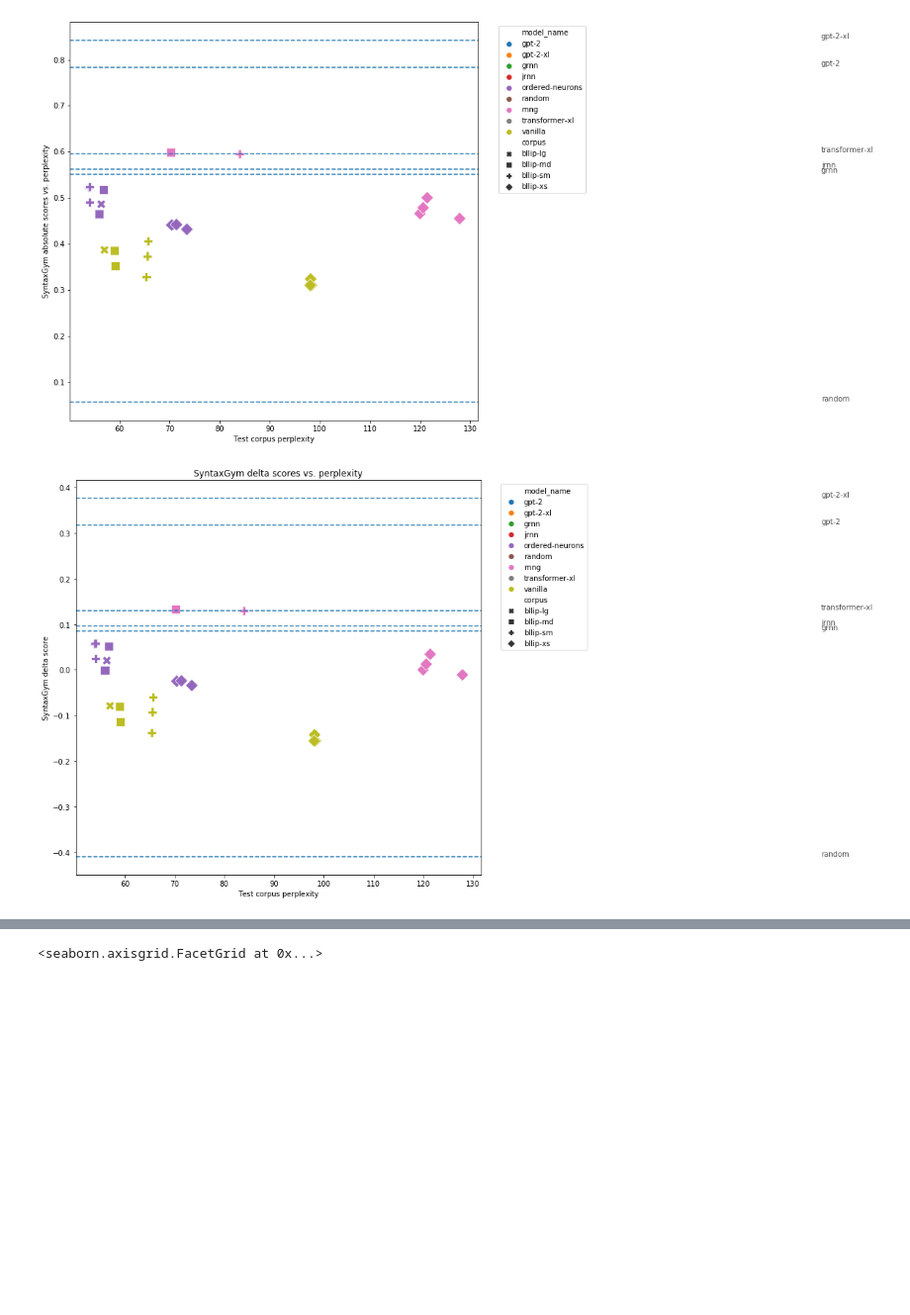
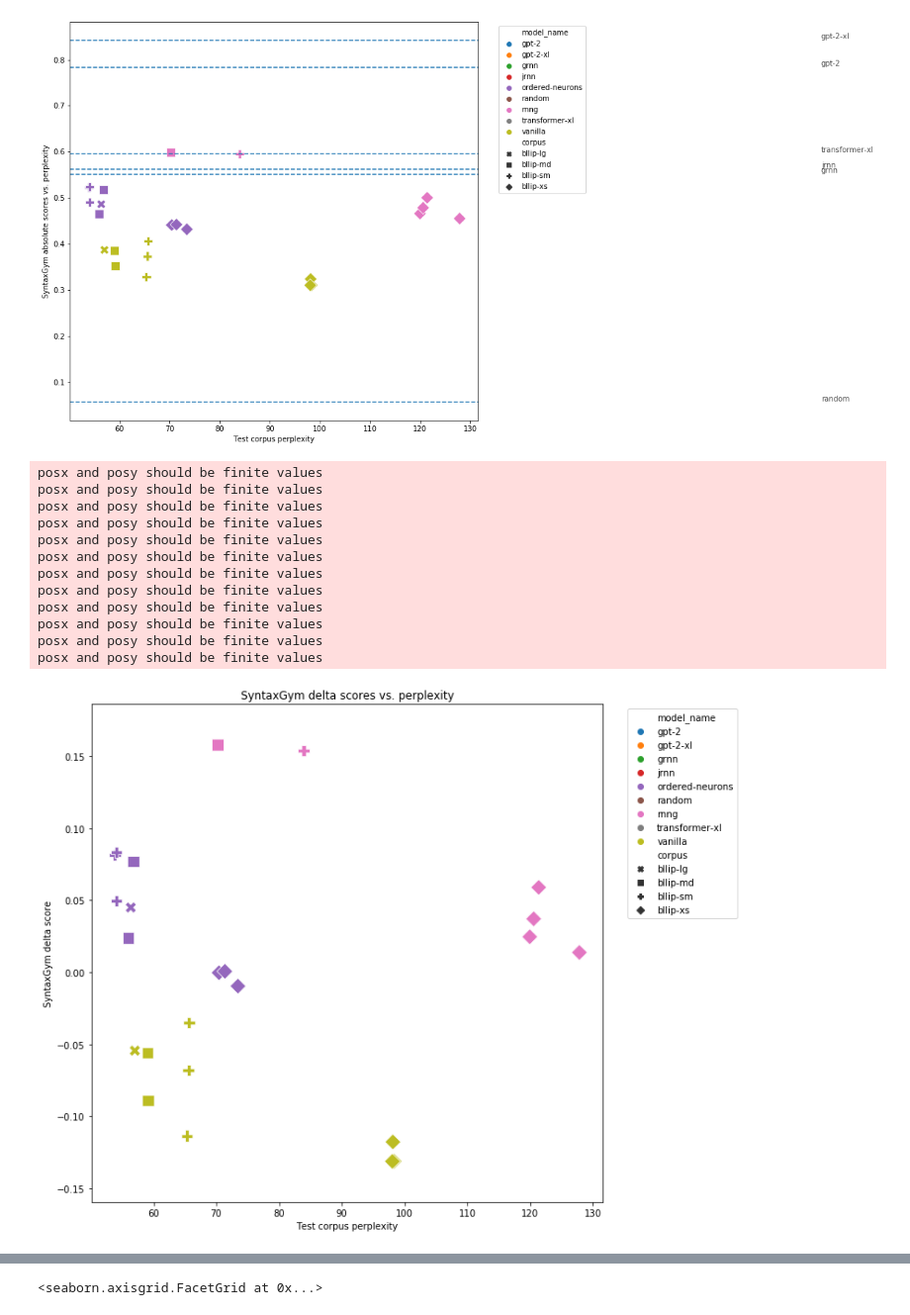
Before and after one commit to cpllab/syntactic-generalization, a Jupyter notebook: notebooks/main.ipynb, the cells around one changed output, grey strips where cells are left out. Shown at 99% size. Cells and saved outputs as stored; diff of their text form; code cells hidden in the pictures; blank space fills up the shorter version.

Commit message:
only compute SG delta using controlled model results

```diff
--- a/notebooks/main.ipynb
+++ b/notebooks/main.ipynb
@@ -39,6 +39,9 @@ exclude_models = ["1gram", "ngram", "ngram-no-rand"]
 # %%
 ngram_models = ["1gram", "ngram", "ngram-single"]
 baseline_models = ngram_models + ["random"]
+
+# Models for which we designed a controlled training regime
+controlled_models = ["ordered-neurons", "vanilla", "rnng"]
 # %% [markdown]
 ### Load
 # %%
@@ -170,7 +173,14 @@ circuit_order = sorted([c for c in results_df.circuit.dropna().unique()])
 suites_df = results_df.groupby(["model_name", "corpus", "seed", "suite"]).correct.mean().reset_index()
 suites_df["tag"] = suites_df.suite.transform(lambda s: re.split(r"[-_0-9]", s)[0])
 suites_df["circuit"] = suites_df.tag.map(tag_to_circuit)
-suites_df["correct_delta"] = suites_df.correct - suites_df.groupby("suite").correct.transform("mean")
+
+# For controlled evaluation:
+# Compute a model's test suite accuracy relative to the mean accuracy on this test suite.
+# Only compute this on controlled models.
+def get_controlled_mean(suite_results):
+    return suite_results[suite_results.model_name.isin(controlled_models)].correct.mean()
+suite_means = suites_df.groupby("suite").apply(get_controlled_mean)
+suites_df["correct_delta"] = suites_df.apply(lambda r: r.correct - suite_means.loc[r.suite] if r.model_name in controlled_models else None, axis=1)
 # %%
 # Join PPL and accuracy data.
 joined_data = suites_df.groupby(["model_name", "corpus", "seed"])[["correct", "correct_delta"]].agg("mean")
@@ -314,25 +324,28 @@ for model_name, rows in no_ppl_data.groupby("model_name"):
 # %%
 f, ax = plt.subplots(figsize=(10, 10))
 sns.scatterplot(data=joined_data, x="test_ppl", y="correct_delta",
                 hue="model_name", style="corpus", s=150,
                 hue_order=model_order)
 plt.xlabel("Test corpus perplexity")
 plt.ylabel("SyntaxGym delta score")
 plt.legend(bbox_to_anchor=(1.04,1), loc="upper left")
 plt.title("SyntaxGym delta scores vs. perplexity")
 
-# Add horizontal lines for models without ppl estimates.
-no_ppl_data = joined_data[joined_data.test_ppl.isna()]
-for model_name, rows in no_ppl_data.groupby("model_name"):
-    y = rows.correct_delta.mean()
-    # TODO match legend color
-    # TODO show error region?
-    ax.axhline(y, linestyle="dashed")
-    ax.text(200, y + 0.0025, model_name, alpha=0.7)
-
 # TODO add chance line
 # %% [output]
+posx and posy should be finite values
+posx and posy should be finite values
+posx and posy should be finite values
+posx and posy should be finite values
+posx and posy should be finite values
+posx and posy should be finite values
+posx and posy should be finite values
+posx and posy should be finite values
+posx and posy should be finite values
+posx and posy should be finite values
+posx and posy should be finite values
+posx and posy should be finite values
-[figure, old version]
+[figure, new version]
 # %%
 g = sns.lmplot(data=joined_data, x="test_ppl", y="correct_delta",
                hue="corpus", truncate=True)
```
Also changed, not shown: parts of 10 cells of this notebook, 1 other file.
